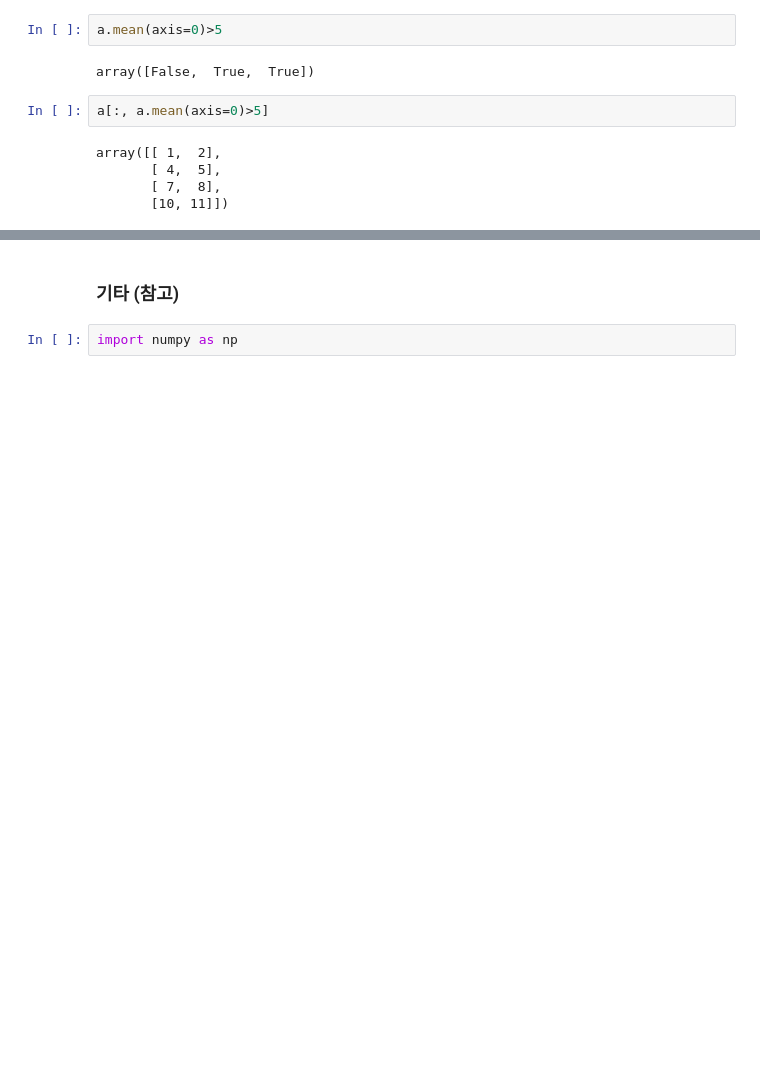
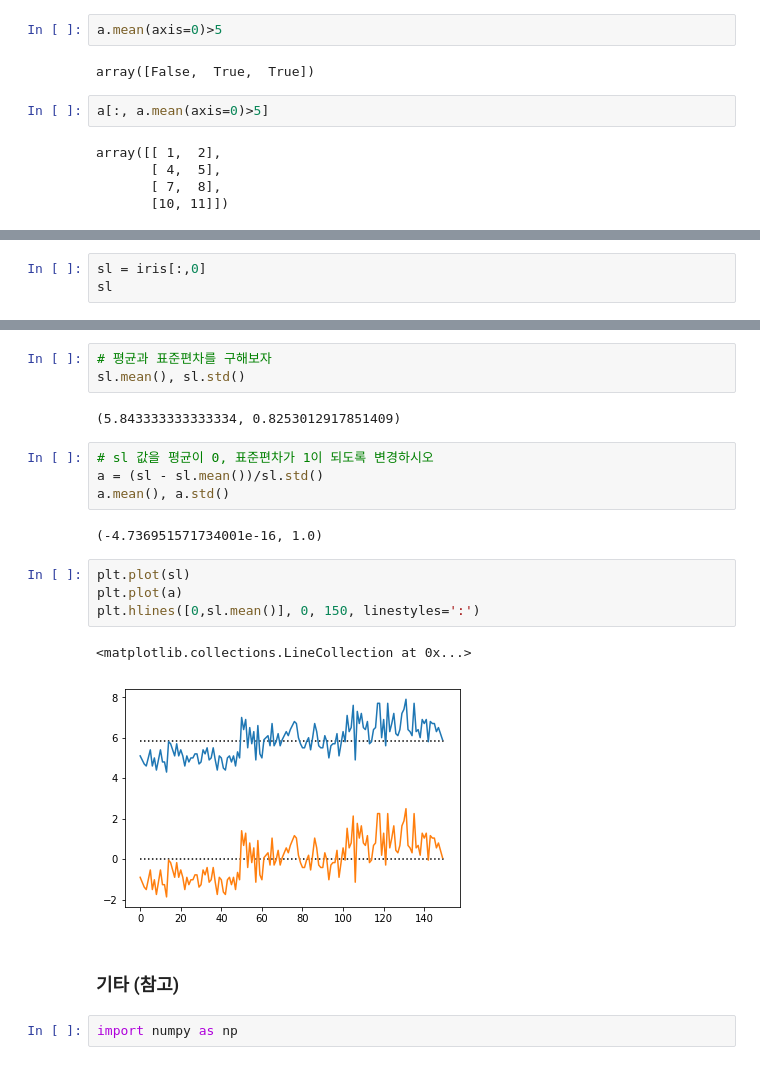
Before and after one commit to gubosd/lecture13, a Jupyter notebook: 데이터분석/02_numpy_04_잘라내기.ipynb, the cells around one changed output, grey strips where cells are left out. Drawn from its saved outputs; the diff is of its cells as text; blank space fills up the shorter version.

```diff
--- a/데이터분석/02_numpy_04_잘라내기.ipynb
+++ b/데이터분석/02_numpy_04_잘라내기.ipynb
@@ -867,0 +1012,3 @@ array([[ 1,  2],
+# %%
+sl = iris[:,0]
+sl
@@ -868,3 +1028,21 @@ array([[ 1,  2],
+# %%
+# 평균과 표준편차를 구해보자
+sl.mean(), sl.std()
+# %% [output]
+(5.843333333333334, 0.8253012917851409)
+# %%
+# sl 값을 평균이 0, 표준편차가 1이 되도록 변경하시오
+a = (sl - sl.mean())/sl.std()
+a.mean(), a.std()
+# %% [output]
+(-4.736951571734001e-16, 1.0)
+# %%
+plt.plot(sl)
+plt.plot(a)
+plt.hlines([0,sl.mean()], 0, 150, linestyles=':')
+# %% [output]
+<matplotlib.collections.LineCollection at 0x...>
+[figure, added]
 # %% [markdown]
 ### 기타 (참고)
 # %%
```
Also changed, not shown: parts of 102 cells of this notebook, 1 other file.
